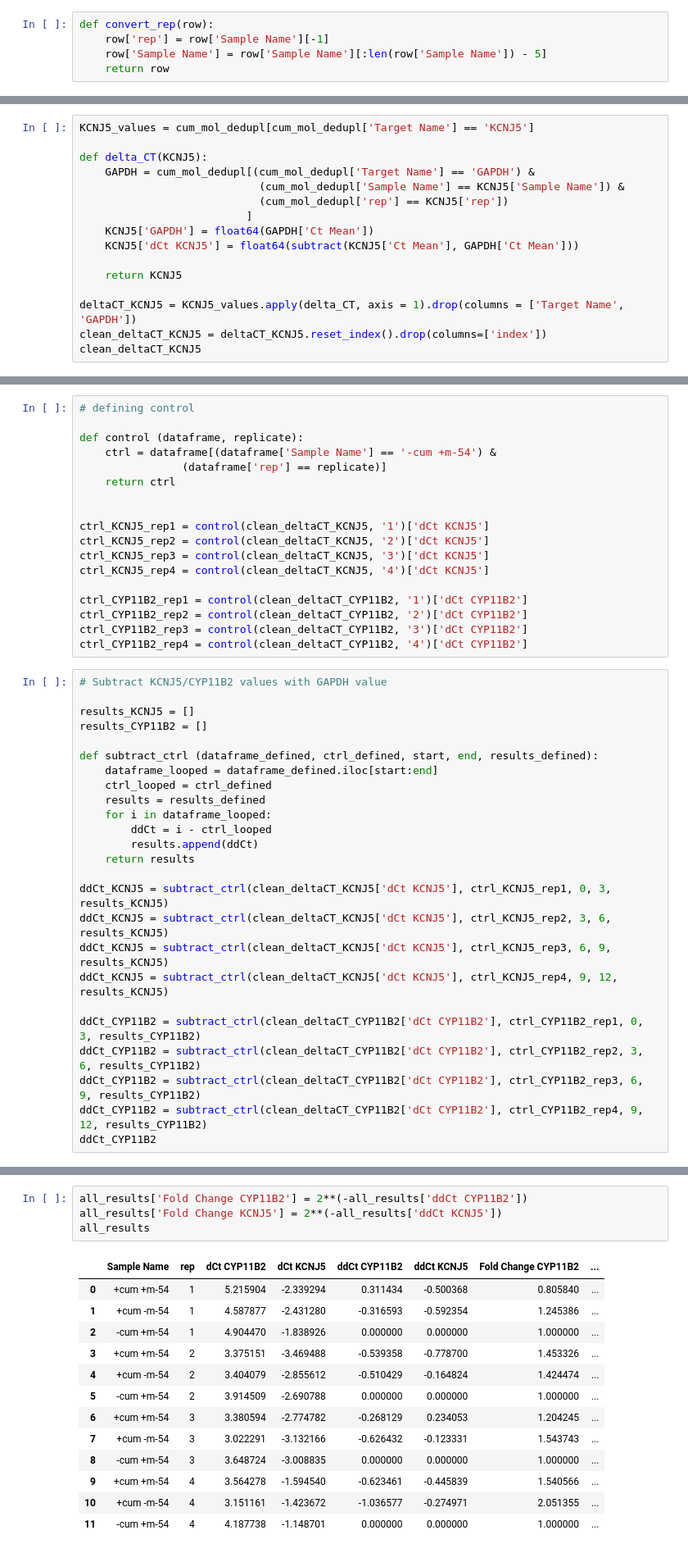
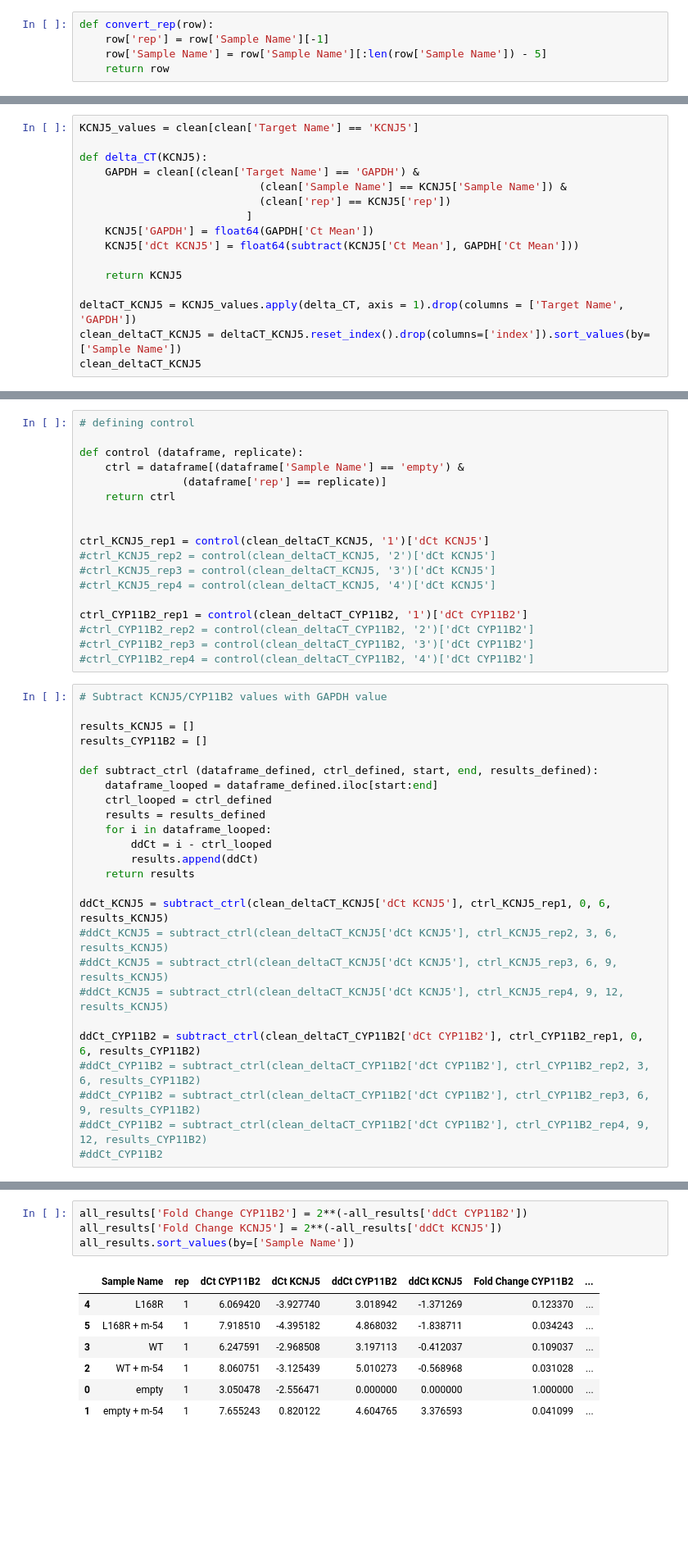
Before and after one commit to Sanas-m/molecule-54, a Jupyter notebook: WT-L168R/results/WT-L168R_all-replicates.ipynb, the cells around one changed output, grey strips where cells are left out. Shown at 82% size. Cells and saved outputs as stored; diff of their text form; blank space fills up the shorter version.

```diff
--- a/WT-L168R/results/WT-L168R_all-replicates.ipynb
+++ b/WT-L168R/results/WT-L168R_all-replicates.ipynb
@@ -225,10 +174,10 @@ clean_deltaCT_CYP11B2
 # %%
-KCNJ5_values = cum_mol_dedupl[cum_mol_dedupl['Target Name'] == 'KCNJ5']
+KCNJ5_values = clean[clean['Target Name'] == 'KCNJ5']
 
 def delta_CT(KCNJ5):
-    GAPDH = cum_mol_dedupl[(cum_mol_dedupl['Target Name'] == 'GAPDH') &
-                            (cum_mol_dedupl['Sample Name'] == KCNJ5['Sample Name']) &
-                            (cum_mol_dedupl['rep'] == KCNJ5['rep'])
+    GAPDH = clean[(clean['Target Name'] == 'GAPDH') &
+                            (clean['Sample Name'] == KCNJ5['Sample Name']) &
+                            (clean['rep'] == KCNJ5['rep'])
                           ]
     KCNJ5['GAPDH'] = float64(GAPDH['Ct Mean'])
     KCNJ5['dCt KCNJ5'] = float64(subtract(KCNJ5['Ct Mean'], GAPDH['Ct Mean']))
@@ -236,7 +185,7 @@ def delta_CT(KCNJ5):
     return KCNJ5
 
 deltaCT_KCNJ5 = KCNJ5_values.apply(delta_CT, axis = 1).drop(columns = ['Target Name', 'GAPDH'])
-clean_deltaCT_KCNJ5 = deltaCT_KCNJ5.reset_index().drop(columns=['index'])
+clean_deltaCT_KCNJ5 = deltaCT_KCNJ5.reset_index().drop(columns=['index']).sort_values(by=['Sample Name'])
 clean_deltaCT_KCNJ5
 # %% [output]
 |  | Sample Name | Ct Mean | rep | dCt KCNJ5 |
@@ -256,20 +199,20 @@ clean_deltaCT_KCNJ5
 # defining control
 
 def control (dataframe, replicate):
-    ctrl = dataframe[(dataframe['Sample Name'] == '-cum +m-54') &
+    ctrl = dataframe[(dataframe['Sample Name'] == 'empty') &
                 (dataframe['rep'] == replicate)]
     return ctrl
 
 
 ctrl_KCNJ5_rep1 = control(clean_deltaCT_KCNJ5, '1')['dCt KCNJ5']
-ctrl_KCNJ5_rep2 = control(clean_deltaCT_KCNJ5, '2')['dCt KCNJ5']
-ctrl_KCNJ5_rep3 = control(clean_deltaCT_KCNJ5, '3')['dCt KCNJ5']
-ctrl_KCNJ5_rep4 = control(clean_deltaCT_KCNJ5, '4')['dCt KCNJ5']
+#ctrl_KCNJ5_rep2 = control(clean_deltaCT_KCNJ5, '2')['dCt KCNJ5']
+#ctrl_KCNJ5_rep3 = control(clean_deltaCT_KCNJ5, '3')['dCt KCNJ5']
+#ctrl_KCNJ5_rep4 = control(clean_deltaCT_KCNJ5, '4')['dCt KCNJ5']
 
 ctrl_CYP11B2_rep1 = control(clean_deltaCT_CYP11B2, '1')['dCt CYP11B2']
-ctrl_CYP11B2_rep2 = control(clean_deltaCT_CYP11B2, '2')['dCt CYP11B2']
-ctrl_CYP11B2_rep3 = control(clean_deltaCT_CYP11B2, '3')['dCt CYP11B2']
-ctrl_CYP11B2_rep4 = control(clean_deltaCT_CYP11B2, '4')['dCt CYP11B2']
+#ctrl_CYP11B2_rep2 = control(clean_deltaCT_CYP11B2, '2')['dCt CYP11B2']
+#ctrl_CYP11B2_rep3 = control(clean_deltaCT_CYP11B2, '3')['dCt CYP11B2']
+#ctrl_CYP11B2_rep4 = control(clean_deltaCT_CYP11B2, '4')['dCt CYP11B2']
 # %%
 # Subtract KCNJ5/CYP11B2 values with GAPDH value
 
@@ -285,13 +228,13 @@ def subtract_ctrl (dataframe_defined, ctrl_defined, start, end, results_defined)
         results.append(ddCt)
     return results
 
-ddCt_KCNJ5 = subtract_ctrl(clean_deltaCT_KCNJ5['dCt KCNJ5'], ctrl_KCNJ5_rep1, 0, 3, results_KCNJ5)
-ddCt_KCNJ5 = subtract_ctrl(clean_deltaCT_KCNJ5['dCt KCNJ5'], ctrl_KCNJ5_rep2, 3, 6, results_KCNJ5)
-ddCt_KCNJ5 = subtract_ctrl(clean_deltaCT_KCNJ5['dCt KCNJ5'], ctrl_KCNJ5_rep3, 6, 9, results_KCNJ5)
-ddCt_KCNJ5 = subtract_ctrl(clean_deltaCT_KCNJ5['dCt KCNJ5'], ctrl_KCNJ5_rep4, 9, 12, results_KCNJ5)
+ddCt_KCNJ5 = subtract_ctrl(clean_deltaCT_KCNJ5['dCt KCNJ5'], ctrl_KCNJ5_rep1, 0, 6, results_KCNJ5)
+#ddCt_KCNJ5 = subtract_ctrl(clean_deltaCT_KCNJ5['dCt KCNJ5'], ctrl_KCNJ5_rep2, 3, 6, results_KCNJ5)
+#ddCt_KCNJ5 = subtract_ctrl(clean_deltaCT_KCNJ5['dCt KCNJ5'], ctrl_KCNJ5_rep3, 6, 9, results_KCNJ5)
+#ddCt_KCNJ5 = subtract_ctrl(clean_deltaCT_KCNJ5['dCt KCNJ5'], ctrl_KCNJ5_rep4, 9, 12, results_KCNJ5)
 
-ddCt_CYP11B2 = subtract_ctrl(clean_deltaCT_CYP11B2['dCt CYP11B2'], ctrl_CYP11B2_rep1, 0, 3, results_CYP11B2)
-ddCt_CYP11B2 = subtract_ctrl(clean_deltaCT_CYP11B2['dCt CYP11B2'], ctrl_CYP11B2_rep2, 3, 6, results_CYP11B2)
-ddCt_CYP11B2 = subtract_ctrl(clean_deltaCT_CYP11B2['dCt CYP11B2'], ctrl_CYP11B2_rep3, 6, 9, results_CYP11B2)
-ddCt_CYP11B2 = subtract_ctrl(clean_deltaCT_CYP11B2['dCt CYP11B2'], ctrl_CYP11B2_rep4, 9, 12, results_CYP11B2)
-ddCt_CYP11B2
+ddCt_CYP11B2 = subtract_ctrl(clean_deltaCT_CYP11B2['dCt CYP11B2'], ctrl_CYP11B2_rep1, 0, 6, results_CYP11B2)
+#ddCt_CYP11B2 = subtract_ctrl(clean_deltaCT_CYP11B2['dCt CYP11B2'], ctrl_CYP11B2_rep2, 3, 6, results_CYP11B2)
+#ddCt_CYP11B2 = subtract_ctrl(clean_deltaCT_CYP11B2['dCt CYP11B2'], ctrl_CYP11B2_rep3, 6, 9, results_CYP11B2)
+#ddCt_CYP11B2 = subtract_ctrl(clean_deltaCT_CYP11B2['dCt CYP11B2'], ctrl_CYP11B2_rep4, 9, 12, results_CYP11B2)
+#ddCt_CYP11B2
@@ -336,18 +255,12 @@ all_results
 # %%
 all_results['Fold Change CYP11B2'] = 2**(-all_results['ddCt CYP11B2'])
 all_results['Fold Change KCNJ5'] = 2**(-all_results['ddCt KCNJ5'])
-all_results
+all_results.sort_values(by=['Sample Name'])
 # %% [output]
 |  | Sample Name | rep | dCt CYP11B2 | dCt KCNJ5 | ddCt CYP11B2 | ddCt KCNJ5 | Fold Change CYP11B2 | ... |
-| 0 | +cum +m-54 | 1 | 5.215904 | -2.339294 | 0.311434 | -0.500368 | 0.805840 | ... |
-| 1 | +cum -m-54 | 1 | 4.587877 | -2.431280 | -0.316593 | -0.592354 | 1.245386 | ... |
-| 2 | -cum +m-54 | 1 | 4.904470 | -1.838926 | 0.000000 | 0.000000 | 1.000000 | ... |
-| 3 | +cum +m-54 | 2 | 3.375151 | -3.469488 | -0.539358 | -0.778700 | 1.453326 | ... |
-| 4 | +cum -m-54 | 2 | 3.404079 | -2.855612 | -0.510429 | -0.164824 | 1.424474 | ... |
-| 5 | -cum +m-54 | 2 | 3.914509 | -2.690788 | 0.000000 | 0.000000 | 1.000000 | ... |
-| 6 | +cum +m-54 | 3 | 3.380594 | -2.774782 | -0.268129 | 0.234053 | 1.204245 | ... |
-| 7 | +cum -m-54 | 3 | 3.022291 | -3.132166 | -0.626432 | -0.123331 | 1.543743 | ... |
-| 8 | -cum +m-54 | 3 | 3.648724 | -3.008835 | 0.000000 | 0.000000 | 1.000000 | ... |
-| 9 | +cum +m-54 | 4 | 3.564278 | -1.594540 | -0.623461 | -0.445839 | 1.540566 | ... |
-| 10 | +cum -m-54 | 4 | 3.151161 | -1.423672 | -1.036577 | -0.274971 | 2.051355 | ... |
-| 11 | -cum +m-54 | 4 | 4.187738 | -1.148701 | 0.000000 | 0.000000 | 1.000000 | ... |
+| 4 | L168R | 1 | 6.069420 | -3.927740 | 3.018942 | -1.371269 | 0.123370 | ... |
+| 5 | L168R + m-54 | 1 | 7.918510 | -4.395182 | 4.868032 | -1.838711 | 0.034243 | ... |
+| 3 | WT | 1 | 6.247591 | -2.968508 | 3.197113 | -0.412037 | 0.109037 | ... |
+| 2 | WT + m-54 | 1 | 8.060751 | -3.125439 | 5.010273 | -0.568968 | 0.031028 | ... |
+| 0 | empty | 1 | 3.050478 | -2.556471 | 0.000000 | 0.000000 | 1.000000 | ... |
+| 1 | empty + m-54 | 1 | 7.655243 | 0.820122 | 4.604765 | 3.376593 | 0.041099 | ... |
```
Also changed, not shown: parts of 14 cells of this notebook, 5 other files.
